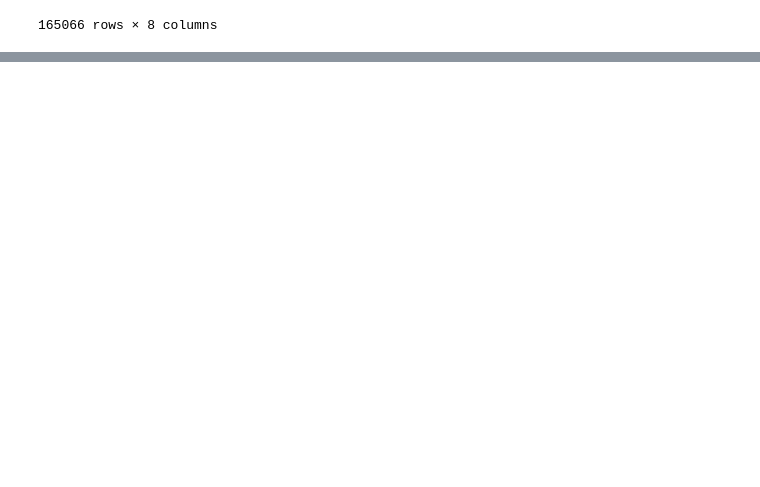
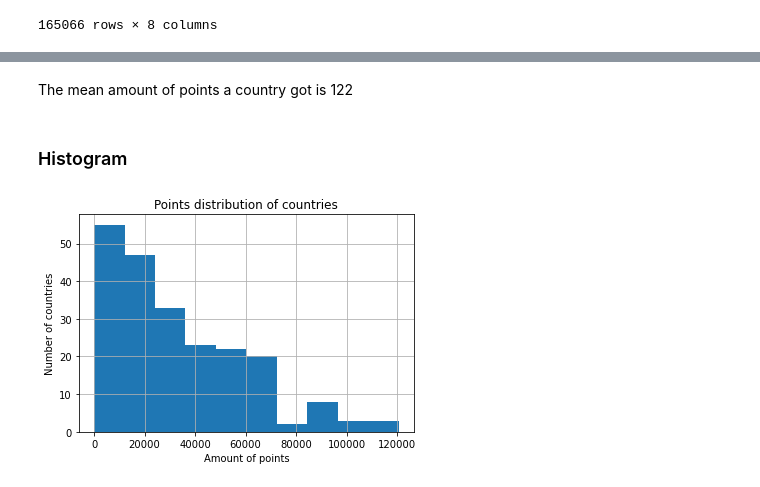
Before and after one commit to mbururyan/Football-match-predictor, a Jupyter notebook: scores_regression.ipynb, the cells around one changed output, grey strips where cells are left out. Saved outputs shown, nothing was run; the diff lists cells and outputs as text; code cells hidden in the pictures; blank space fills up the shorter version.

```diff
--- a/scores_regression.ipynb
+++ b/scores_regression.ipynb
@@ -410,0 +462,4 @@ merge_one
+# %%
+#Countries ranked df
+df_points = new_rank.groupby(['country'])[['total_points']].sum().sort_values(by='total_points', ascending=False).reset_index()
+df_points
@@ -410,0 +512,12 @@ merge_one
+# %% [markdown]
+The mean amount of points a country got is 122
+# %% [markdown]
+### Histogram
+# %%
+df_points['total_points'].hist()
+plt.title('Points distribution of countries')
+plt.xlabel('Amount of points')
+plt.ylabel('Number of countries')
+plt.show()
+# %% [output]
+[figure, added]
```
Also changed, not shown: parts of 85 cells of this notebook.
